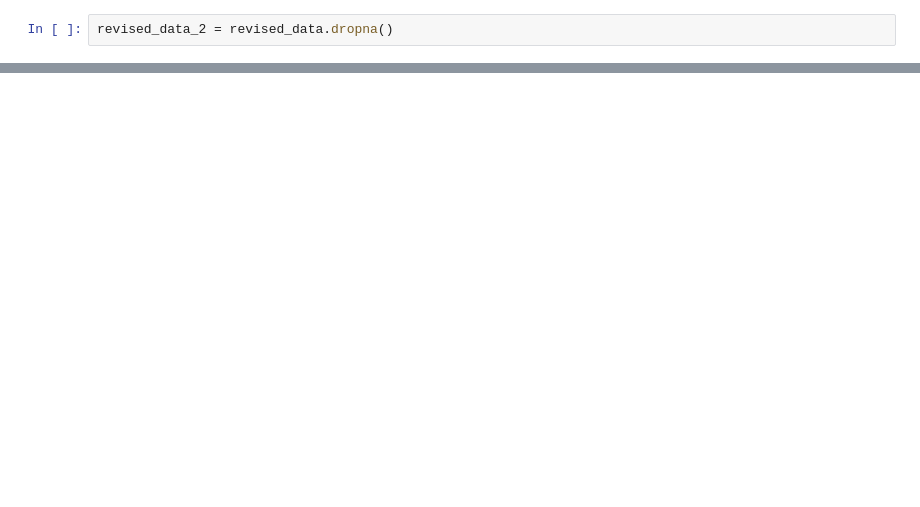
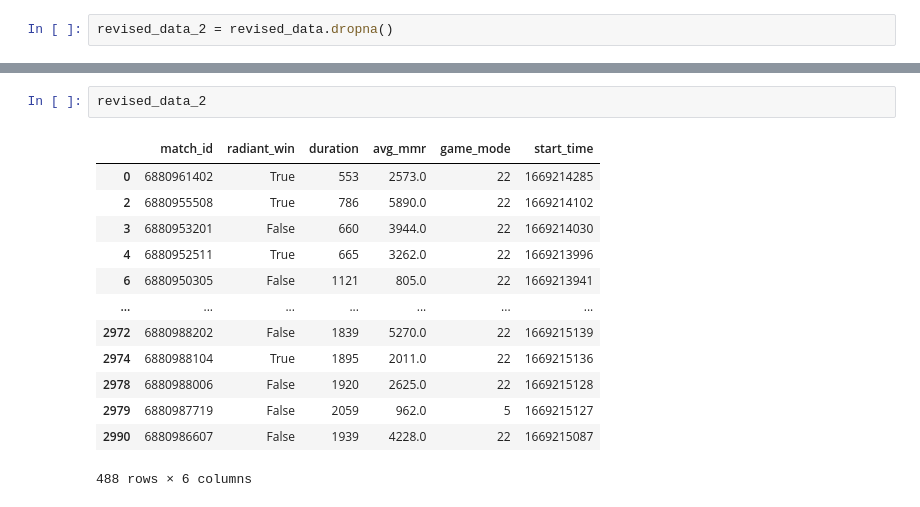
Before and after one commit to guntermhannah/1039_esports, a Jupyter notebook: notebooks/matches_analysis.ipynb, the cells around one changed output, grey strips where cells are left out. Cells and saved outputs as stored; diff of their text form; blank space fills up the shorter version.

Commit message:
prelim matches data analysis for new data

```diff
--- a/notebooks/matches_analysis.ipynb
+++ b/notebooks/matches_analysis.ipynb
@@ -234,0 +233,16 @@ revised_data_2[revised_data_2.columns[2:4]].corr().style.background_gradient(cma
+# %%
+revised_data_2
+# %% [output]
+|  | match_id | radiant_win | duration | avg_mmr | game_mode | start_time |
+| 0 | 6880961402 | True | 553 | 2573.0 | 22 | 1669214285 |
+| 2 | 6880955508 | True | 786 | 5890.0 | 22 | 1669214102 |
+| 3 | 6880953201 | False | 660 | 3944.0 | 22 | 1669214030 |
+| 4 | 6880952511 | True | 665 | 3262.0 | 22 | 1669213996 |
+| 6 | 6880950305 | False | 1121 | 805.0 | 22 | 1669213941 |
+| ... | ... | ... | ... | ... | ... | ... |
+| 2972 | 6880988202 | False | 1839 | 5270.0 | 22 | 1669215139 |
+| 2974 | 6880988104 | True | 1895 | 2011.0 | 22 | 1669215136 |
+| 2978 | 6880988006 | False | 1920 | 2625.0 | 22 | 1669215128 |
+| 2979 | 6880987719 | False | 2059 | 962.0 | 5 | 1669215127 |
+| 2990 | 6880986607 | False | 1939 | 4228.0 | 22 | 1669215087 |
+488 rows × 6 columns
```
Also changed, not shown: parts of 30 cells of this notebook.
